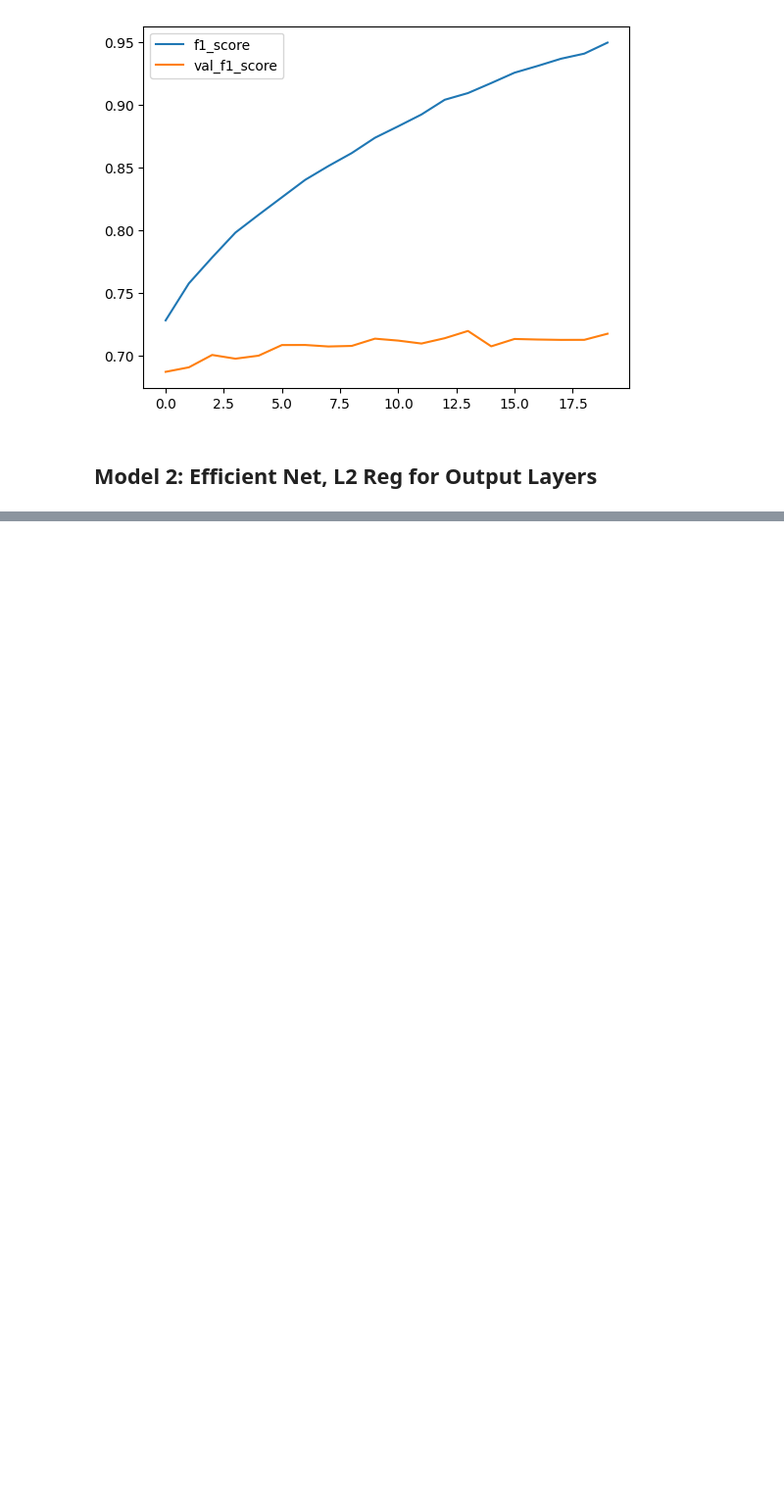
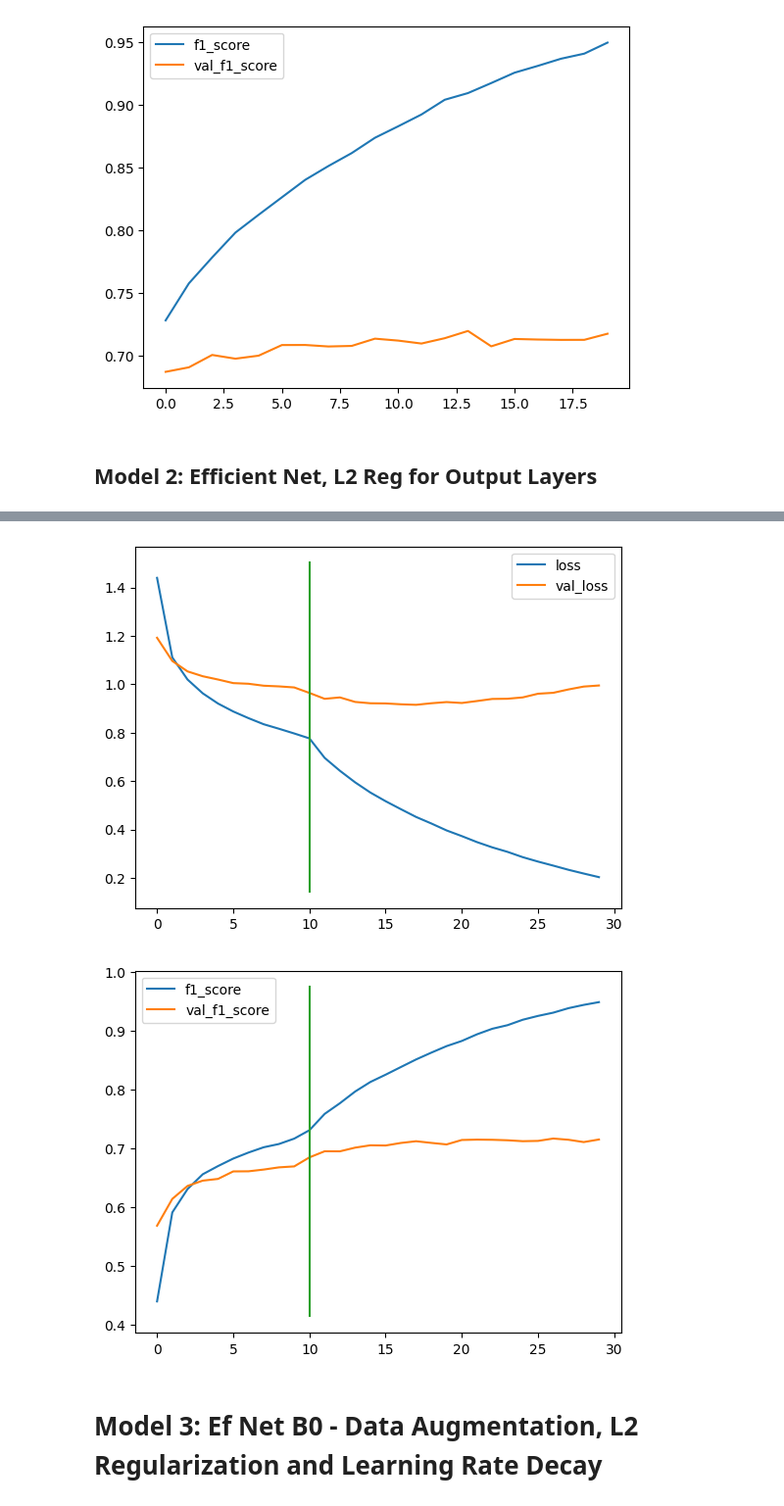
Before and after one commit to melihkacaman/pattern_classifier_module, a Jupyter notebook: notebooks/02 Model Building.ipynb, the cells around one changed output, grey strips where cells are left out. Shown: that part at 98% size. Cells and saved outputs as stored; diff of their text form; code cells hidden in the pictures; blank space fills up the shorter version.

```diff
--- a/notebooks/02 Model Building.ipynb
+++ b/notebooks/02 Model Building.ipynb
@@ -237,0 +320,29 @@ Epoch 1/10
+# %%
+def paint_state(model_history, model_history_fine, fine_tune = 0):
+    hist = pd.concat([
+        pd.DataFrame(model_2_history.history),
+        pd.DataFrame(model_2_history_fine.history)
+    ]).reset_index(drop=True)
+
+    hist.columns = hist.columns.to_series().apply(lambda x: str(x).replace("_1", ""))
+
+    hist['f1_score'] = hist.apply(lambda row: calculate_f1(row["precision"], row["recall"]), axis=1)
+    hist['val_f1_score'] = hist.apply(lambda row: calculate_f1(row["val_precision"], row["val_recall"]), axis=1)
+
+    hist[["loss", "val_loss"]].plot()
+    if fine_tune > 0:
+        plt.plot([fine_tune, fine_tune],
+                plt.ylim(), label='Start Fine Tuning')
+    plt.show()
+    hist[["f1_score", "val_f1_score"]].plot()
+    if fine_tune > 0:
+        plt.plot([fine_tune, fine_tune],
+                plt.ylim(), label='Start Fine Tuning')
+    plt.show()
+
+paint_state(model_2_history, model_2_history_fine, fine_tune=10)
+# %% [output]
+[figure, added]
+[figure, added]
+# %% [markdown]
+# Model 3: Ef Net B0 - Data Augmentation, L2 Regularization and Learning Rate Decay
```
Also changed, not shown: parts of 13 cells of this notebook.
